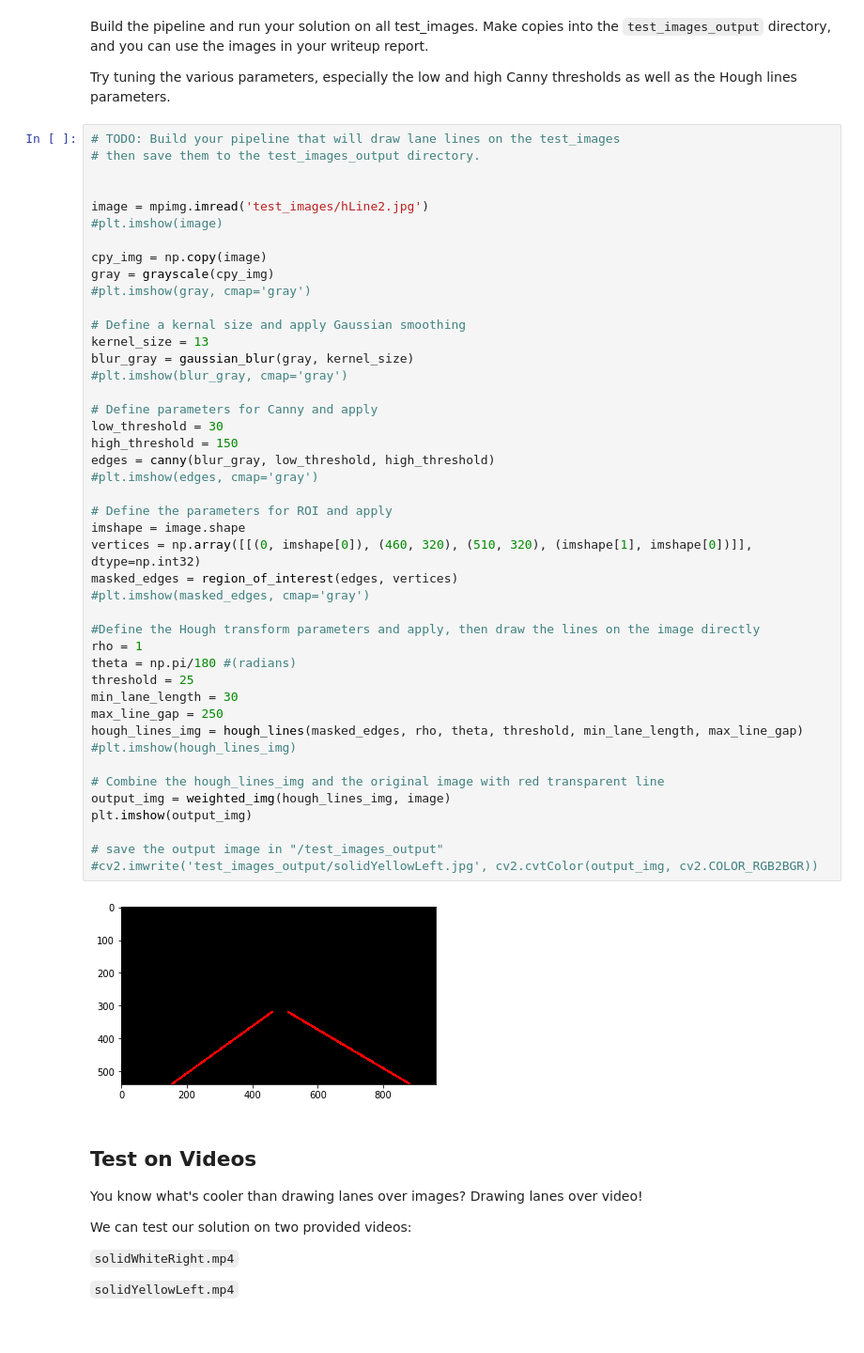
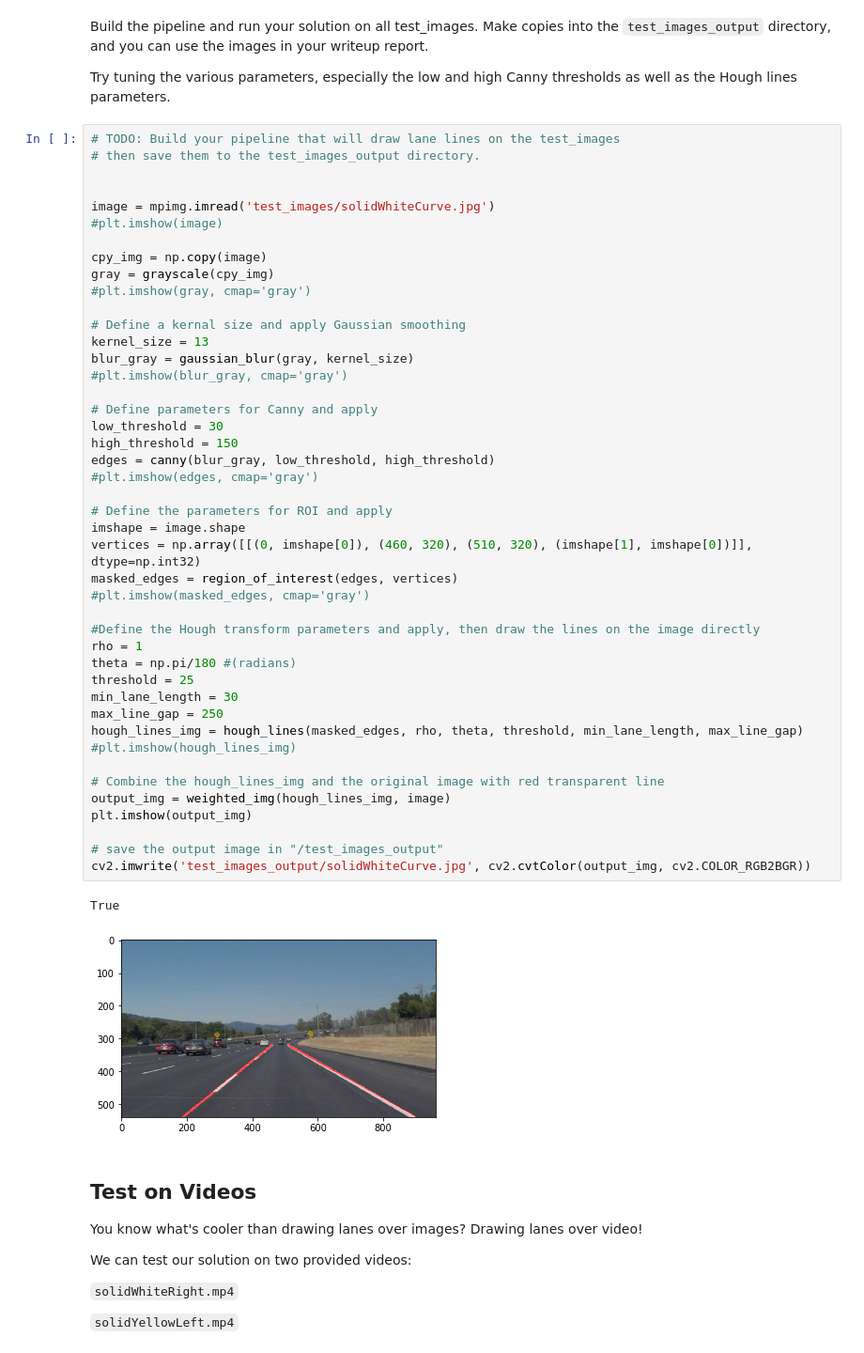
Before and after one commit to Ryan-ZL-Lin/CarND-LaneLines-P1, a Jupyter notebook: P1.ipynb, the cells around one changed output. Shown at 94% size. Saved outputs shown, nothing was run; the diff lists cells and outputs as text.

```diff
--- a/P1.ipynb
+++ b/P1.ipynb
@@ -232,7 +231,7 @@ Try tuning the various parameters, especially the low and high Canny thresholds
 # then save them to the test_images_output directory.
 
 
-image = mpimg.imread('test_images/hLine2.jpg')
+image = mpimg.imread('test_images/solidWhiteCurve.jpg')
 #plt.imshow(image)
 
 cpy_img = np.copy(image)
@@ -244,35 +243,36 @@ kernel_size = 13
 blur_gray = gaussian_blur(gray, kernel_size)
 #plt.imshow(blur_gray, cmap='gray')
 
 # Define parameters for Canny and apply
 low_threshold = 30
 high_threshold = 150
 edges = canny(blur_gray, low_threshold, high_threshold)
 #plt.imshow(edges, cmap='gray')
 
 # Define the parameters for ROI and apply
 imshape = image.shape
 vertices = np.array([[(0, imshape[0]), (460, 320), (510, 320), (imshape[1], imshape[0])]], dtype=np.int32)
 masked_edges = region_of_interest(edges, vertices)
 #plt.imshow(masked_edges, cmap='gray')
 
 #Define the Hough transform parameters and apply, then draw the lines on the image directly
 rho = 1
 theta = np.pi/180 #(radians)
 threshold = 25
 min_lane_length = 30
 max_line_gap = 250
 hough_lines_img = hough_lines(masked_edges, rho, theta, threshold, min_lane_length, max_line_gap)
 #plt.imshow(hough_lines_img)
 
 # Combine the hough_lines_img and the original image with red transparent line
 output_img = weighted_img(hough_lines_img, image)
 plt.imshow(output_img)
 
 # save the output image in "/test_images_output"
-#cv2.imwrite('test_images_output/solidYellowLeft.jpg', cv2.cvtColor(output_img, cv2.COLOR_RGB2BGR))
+cv2.imwrite('test_images_output/solidWhiteCurve.jpg', cv2.cvtColor(output_img, cv2.COLOR_RGB2BGR))
 # %% [output]
+True
-[figure, old version]
+[figure, new version]
 # %% [markdown]
 ## Test on Videos
 
```
Also changed, not shown: parts of 1 cell of this notebook.
